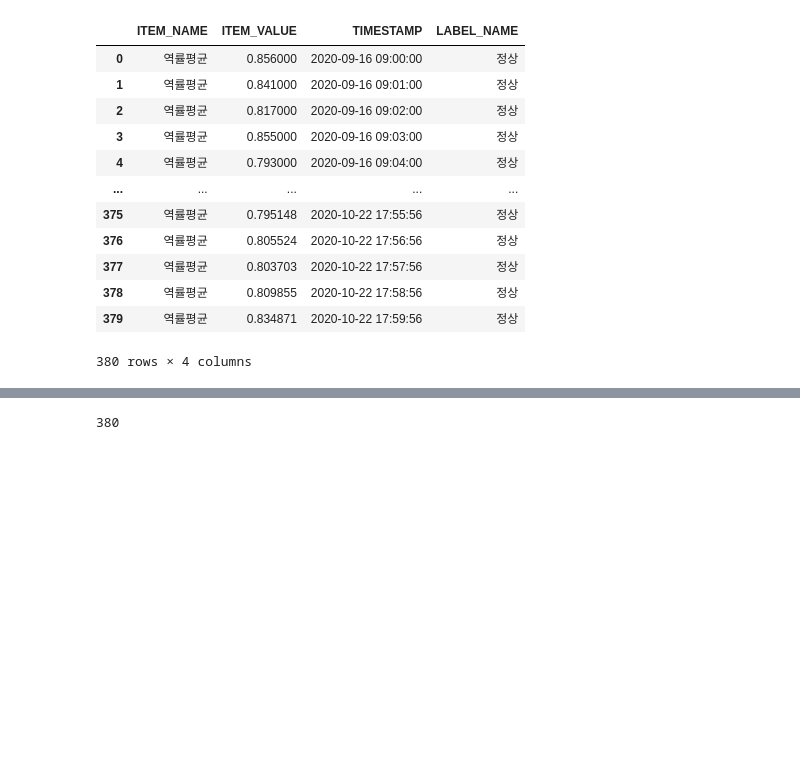
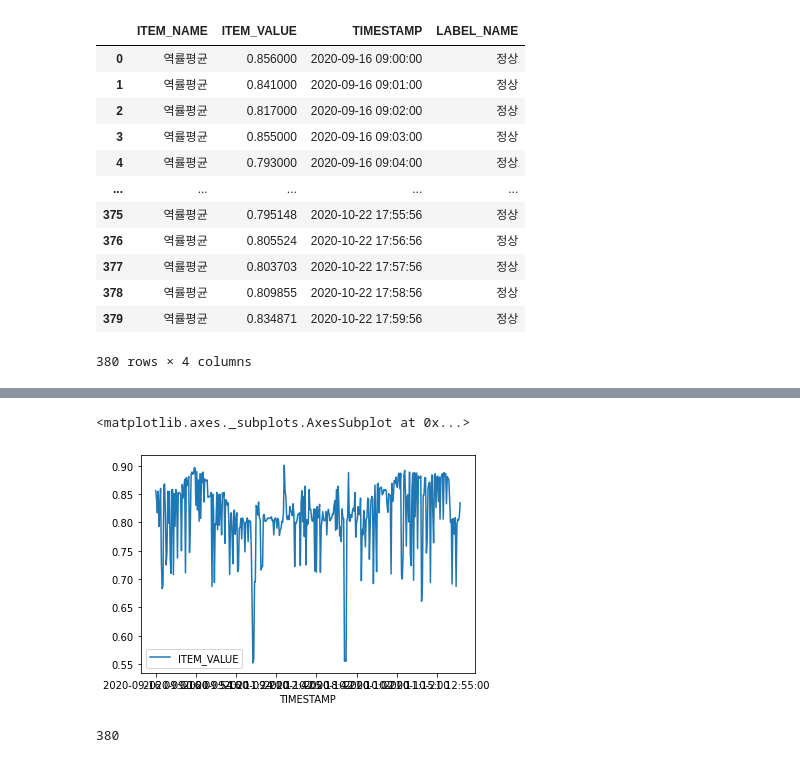
Before and after one commit to EdgeOfNetwork/TimeSeries, a Jupyter notebook: soh_labeled.ipynb, the cells around one changed output, grey strips where cells are left out. Drawn from its saved outputs; the diff is of its cells as text; code cells hidden in the pictures; blank space fills up the shorter version.

```diff
--- a/soh_labeled.ipynb
+++ b/soh_labeled.ipynb
@@ -50,3 +144,8 @@ pd_normal_data
+# %%
+pd_normal_data.plot(x='TIMESTAMP', y='ITEM_VALUE')
+# %% [output]
+<matplotlib.axes._subplots.AxesSubplot at 0x...>
+[figure, added]
 # %%
 pd_normal_data_array = pd_normal_data.values
 # %%
```
Also changed, not shown: parts of 12 cells of this notebook, 1 other file.
